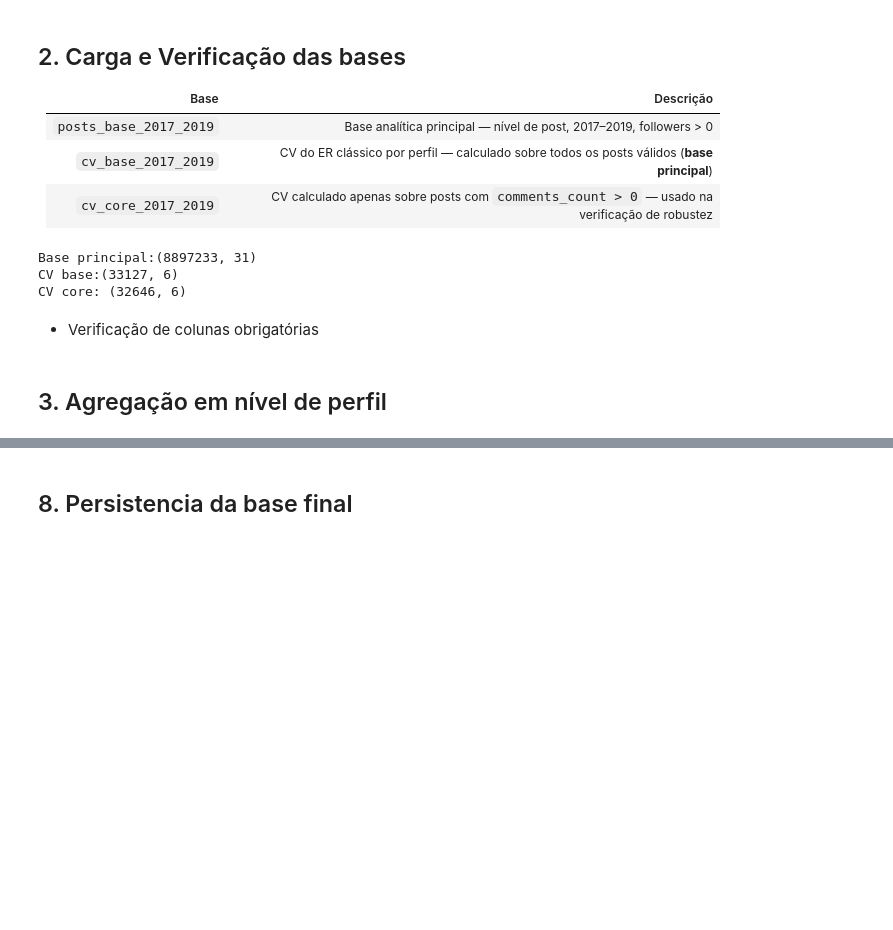
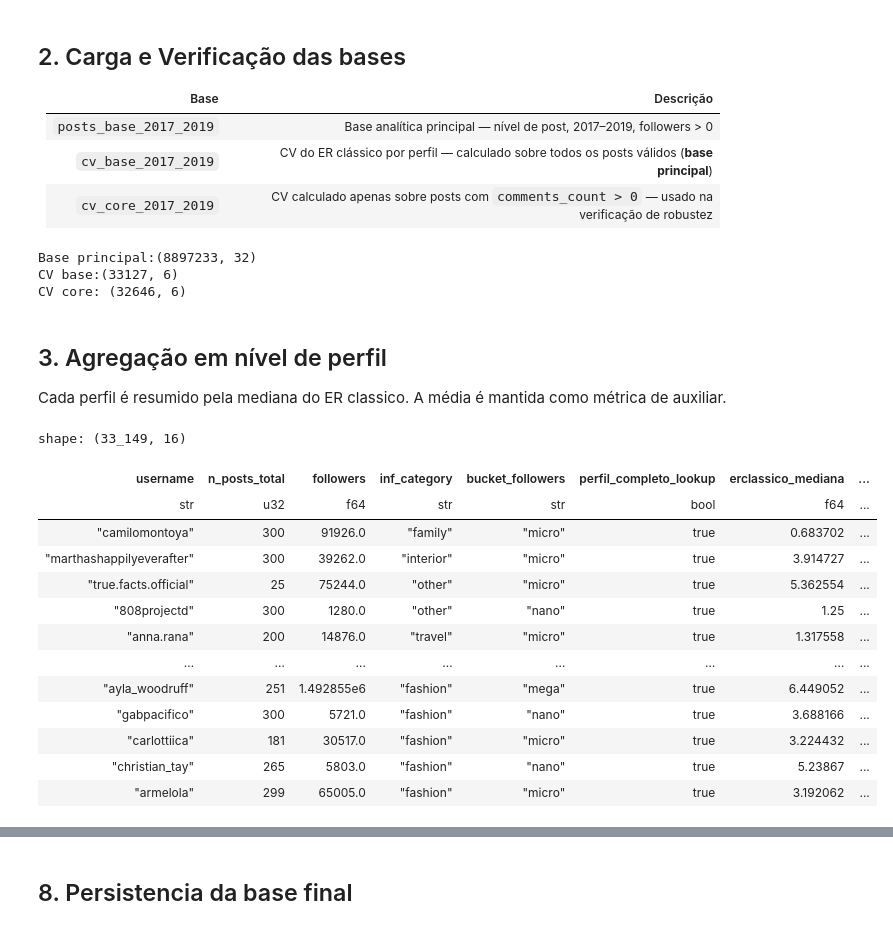
Before and after one commit to Davi-SC/influencers_kim, a Jupyter notebook: perfil_qualificacao.ipynb, the cells around one changed output, grey strips where cells are left out. Saved outputs shown, nothing was run; the diff lists cells and outputs as text; code cells hidden in the pictures; blank space fills up the shorter version.

```diff
--- a/perfil_qualificacao.ipynb
+++ b/perfil_qualificacao.ipynb
@@ -67,18 +68,54 @@ W_CV = 0.40
 # %%
 base   = pl.read_parquet(PARQUET_BASE)
 cvbase = pl.read_parquet(PARQUET_CV)
-cvcore = pl.read_parquet(PARQUET_CV_ROB)
+# cvcore = pl.read_parquet(PARQUET_CV_ROB)
 
 print(f"Base principal:{base.shape}")
 print(f"CV base:{cvbase.shape}")
-print(f"CV core: {cvcore.shape}")
+# print(f"CV core: {cvcore.shape}")
 # %% [output]
-Base principal:(8897233, 31)
+Base principal:(8897233, 32)
 CV base:(33127, 6)
 CV core: (32646, 6)
-# %% [markdown]
-- Verificação de colunas obrigatórias
 # %% [markdown]
 ## 3. Agregação em nível de perfil
+
+Cada perfil é resumido pela mediana do ER classico. A média é mantida como métrica de auxiliar.
+# %%
+perfis = (
+    base.group_by("username")
+    .agg([
+        pl.len().alias("n_posts_total"),
+        pl.col("followers").median().alias("followers"),
+        pl.col("inf_category").first().alias("inf_category"),
+        pl.col("bucket_followers").first().alias("bucket_followers"),
+        pl.col("perfil_completo_lookup").first().alias("perfil_completo_lookup"),
+        pl.col("er_classico").median().alias("erclassico_mediana"),
+        pl.col("er_classico").mean().alias("erclassico_media"),
+        pl.col("er_weighted").median().alias("erweighted_mediana"),
+        pl.col("is_sponsored").mean().alias("is_sponsored_pct"),
+        (pl.col("post_type") == "image").mean().alias("pct_image"),
+        (pl.col("post_type") == "carousel").mean().alias("pct_carousel"),
+    ])
+)
+# %%
+perfis = perfis.join(cvbase.select(["username", "n_posts_validos", "er_media", "er_mediana", "cv"]),on="username", how="left")
+# %%
+perfis
+# %% [output]
+shape: (33_149, 16)
+| username | n_posts_total | followers | inf_category | bucket_followers | perfil_completo_lookup | erclassico_mediana | ... |
+| str | u32 | f64 | str | str | bool | f64 | ... |
+| "camilomontoya" | 300 | 91926.0 | "family" | "micro" | true | 0.683702 | ... |
+| "marthashappilyeverafter" | 300 | 39262.0 | "interior" | "micro" | true | 3.914727 | ... |
+| "true.facts.official" | 25 | 75244.0 | "other" | "micro" | true | 5.362554 | ... |
+| "808projectd" | 300 | 1280.0 | "other" | "nano" | true | 1.25 | ... |
+| "anna.rana" | 200 | 14876.0 | "travel" | "micro" | true | 1.317558 | ... |
+| … | … | … | … | … | … | … | ... |
+| "ayla_woodruff" | 251 | 1.492855e6 | "fashion" | "mega" | true | 6.449052 | ... |
+| "gabpacifico" | 300 | 5721.0 | "fashion" | "nano" | true | 3.688166 | ... |
+| "carlottiica" | 181 | 30517.0 | "fashion" | "micro" | true | 3.224432 | ... |
+| "christian_tay" | 265 | 5803.0 | "fashion" | "nano" | true | 5.23867 | ... |
+| "armelola" | 299 | 65005.0 | "fashion" | "micro" | true | 3.192062 | ... |
 # %% [markdown]
 ## 4. Critérios de Elegibilidade
```
Also changed, not shown: parts of 38 cells of this notebook.
